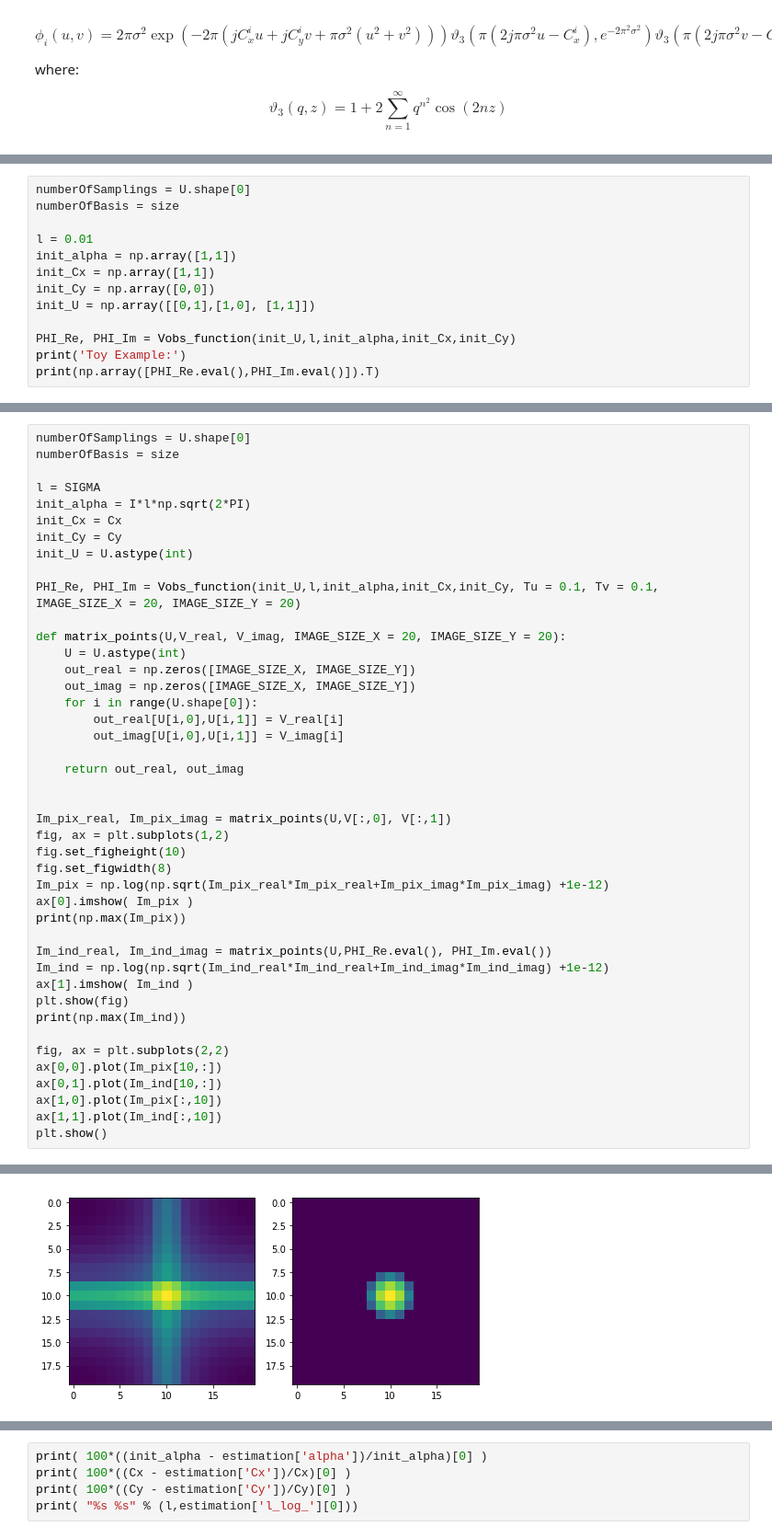
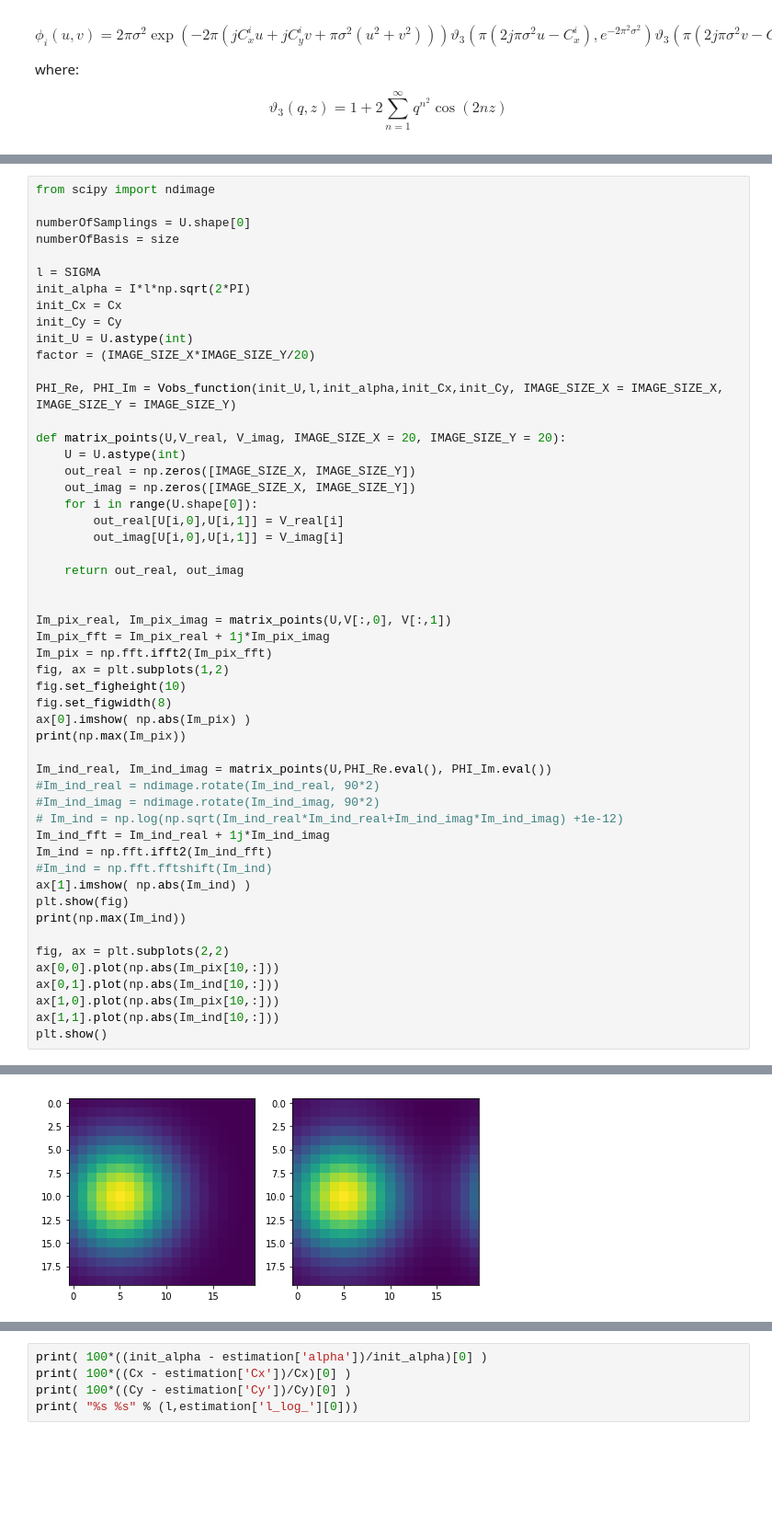
Before and after one commit to lerkoah/BayesianInterferometryIDS, a Jupyter notebook: src/main_bay_int.ipynb, the cells around one changed output, grey strips where cells are left out. Shown at 92% size. Saved outputs shown, nothing was run; the diff lists cells and outputs as text; blank space fills up the shorter version.

```diff
--- a/src/main_bay_int.ipynb
+++ b/src/main_bay_int.ipynb
@@ -297,13 +196,0 @@ def Vobs_function(U,l,alpha,Cx,Cy, IMAGE_SIZE_X = 50, IMAGE_SIZE_Y = 50, Tu = 1,
-# %%
-numberOfSamplings = U.shape[0]
-numberOfBasis = size
-
-l = 0.01
-init_alpha = np.array([1,1])
-init_Cx = np.array([1,1])
-init_Cy = np.array([0,0])
-init_U = np.array([[0,1],[1,0], [1,1]])
-
-PHI_Re, PHI_Im = Vobs_function(init_U,l,init_alpha,init_Cx,init_Cy)
-print('Toy Example:')
-print(np.array([PHI_Re.eval(),PHI_Im.eval()]).T)
@@ -315,4 +242,6 @@ Toy Example:
 # %%
+from scipy import ndimage
+
 numberOfSamplings = U.shape[0]
 numberOfBasis = size
 
@@ -321,8 +250,9 @@ init_alpha = I*l*np.sqrt(2*PI)
 init_Cx = Cx
 init_Cy = Cy
 init_U = U.astype(int)
+factor = (IMAGE_SIZE_X*IMAGE_SIZE_Y/20)
 
-PHI_Re, PHI_Im = Vobs_function(init_U,l,init_alpha,init_Cx,init_Cy, Tu = 0.1, Tv = 0.1, IMAGE_SIZE_X = 20, IMAGE_SIZE_Y = 20)
+PHI_Re, PHI_Im = Vobs_function(init_U,l,init_alpha,init_Cx,init_Cy, IMAGE_SIZE_X = IMAGE_SIZE_X, IMAGE_SIZE_Y = IMAGE_SIZE_Y)
 
 def matrix_points(U,V_real, V_imag, IMAGE_SIZE_X = 20, IMAGE_SIZE_Y = 20):
     U = U.astype(int)
@@ -336,23 +266,29 @@ def matrix_points(U,V_real, V_imag, IMAGE_SIZE_X = 20, IMAGE_SIZE_Y = 20):
 
 
 Im_pix_real, Im_pix_imag = matrix_points(U,V[:,0], V[:,1])
+Im_pix_fft = Im_pix_real + 1j*Im_pix_imag
+Im_pix = np.fft.ifft2(Im_pix_fft)
 fig, ax = plt.subplots(1,2)
 fig.set_figheight(10)
 fig.set_figwidth(8)
-Im_pix = np.log(np.sqrt(Im_pix_real*Im_pix_real+Im_pix_imag*Im_pix_imag) +1e-12)
-ax[0].imshow( Im_pix )
+ax[0].imshow( np.abs(Im_pix) )
 print(np.max(Im_pix))
 
 Im_ind_real, Im_ind_imag = matrix_points(U,PHI_Re.eval(), PHI_Im.eval())
-Im_ind = np.log(np.sqrt(Im_ind_real*Im_ind_real+Im_ind_imag*Im_ind_imag) +1e-12)
-ax[1].imshow( Im_ind )
+#Im_ind_real = ndimage.rotate(Im_ind_real, 90*2)
+#Im_ind_imag = ndimage.rotate(Im_ind_imag, 90*2)
+# Im_ind = np.log(np.sqrt(Im_ind_real*Im_ind_real+Im_ind_imag*Im_ind_imag) +1e-12)
+Im_ind_fft = Im_ind_real + 1j*Im_ind_imag
+Im_ind = np.fft.ifft2(Im_ind_fft)
+#Im_ind = np.fft.fftshift(Im_ind)
+ax[1].imshow( np.abs(Im_ind) )
 plt.show(fig)
 print(np.max(Im_ind))
 
 fig, ax = plt.subplots(2,2)
-ax[0,0].plot(Im_pix[10,:])
-ax[0,1].plot(Im_ind[10,:])
-ax[1,0].plot(Im_pix[:,10])
-ax[1,1].plot(Im_ind[:,10])
+ax[0,0].plot(np.abs(Im_pix[10,:]))
+ax[0,1].plot(np.abs(Im_ind[10,:]))
+ax[1,0].plot(np.abs(Im_pix[10,:]))
+ax[1,1].plot(np.abs(Im_ind[10,:]))
 plt.show()
 # %% [output]
@@ -360 +296 @@ plt.show()
-[figure, old version]
+[figure, new version]
```
Also changed, not shown: parts of 8 cells of this notebook, 10 other files.
